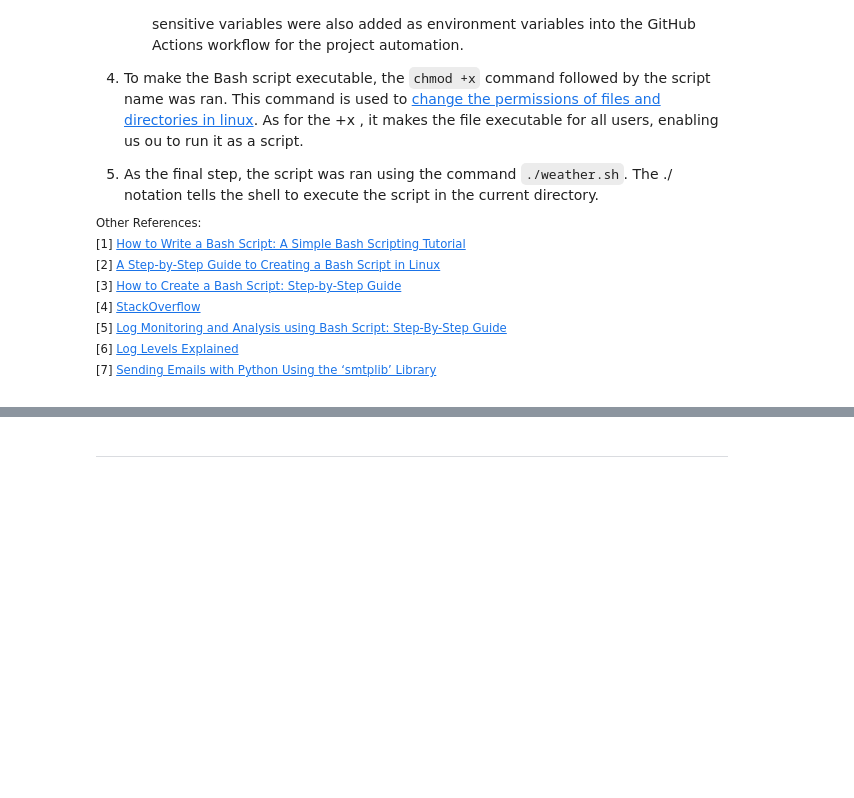
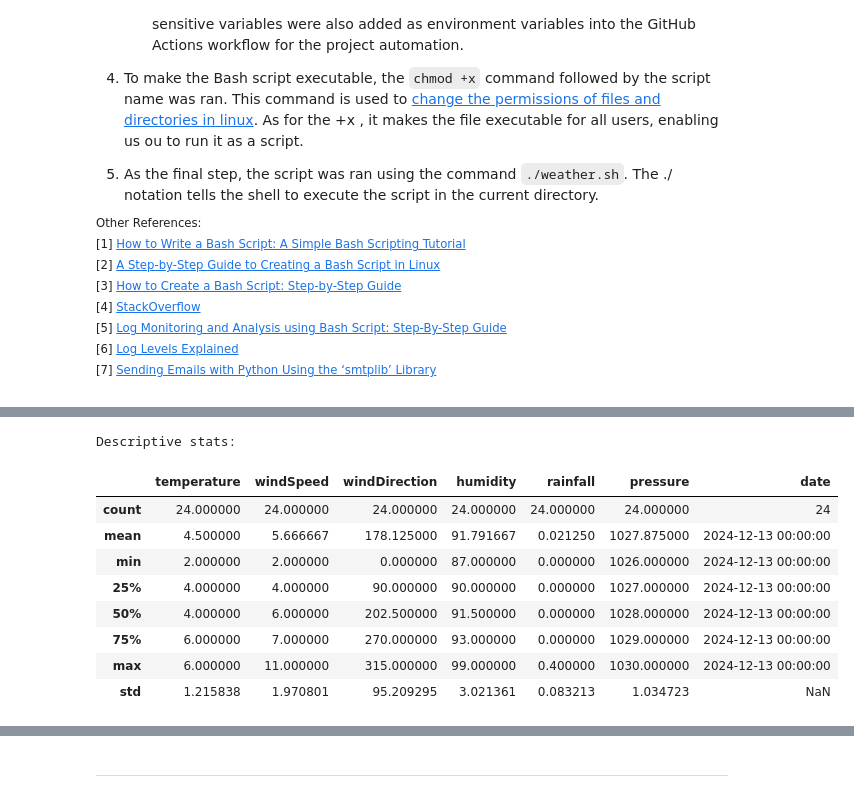
Before and after one commit to TindraIS/comp-infrastructure, a Jupyter notebook: weather.ipynb, the cells around one changed output, grey strips where cells are left out. Drawn from its saved outputs; the diff is of its cells as text; code cells hidden in the pictures; blank space fills up the shorter version.

```diff
--- a/weather.ipynb
+++ b/weather.ipynb
@@ -151,0 +217,14 @@ fi
+# %%
+print("\nDescriptive stats:")
+df.describe()
+# %% [output]
+Descriptive stats:
+|  | temperature | windSpeed | windDirection | humidity | rainfall | pressure | date |
+| count | 24.000000 | 24.000000 | 24.000000 | 24.000000 | 24.000000 | 24.000000 | 24 |
+| mean | 4.500000 | 5.666667 | 178.125000 | 91.791667 | 0.021250 | 1027.875000 | 2024-12-13 00:00:00 |
+| min | 2.000000 | 2.000000 | 0.000000 | 87.000000 | 0.000000 | 1026.000000 | 2024-12-13 00:00:00 |
+| 25% | 4.000000 | 4.000000 | 90.000000 | 90.000000 | 0.000000 | 1027.000000 | 2024-12-13 00:00:00 |
+| 50% | 4.000000 | 6.000000 | 202.500000 | 91.500000 | 0.000000 | 1028.000000 | 2024-12-13 00:00:00 |
+| 75% | 6.000000 | 7.000000 | 270.000000 | 93.000000 | 0.000000 | 1029.000000 | 2024-12-13 00:00:00 |
+| max | 6.000000 | 11.000000 | 315.000000 | 99.000000 | 0.400000 | 1030.000000 | 2024-12-13 00:00:00 |
+| std | 1.215838 | 1.970801 | 95.209295 | 3.021361 | 0.083213 | 1.034723 | NaN |
```
Also changed, not shown: parts of 7 cells of this notebook, 9 other files.
